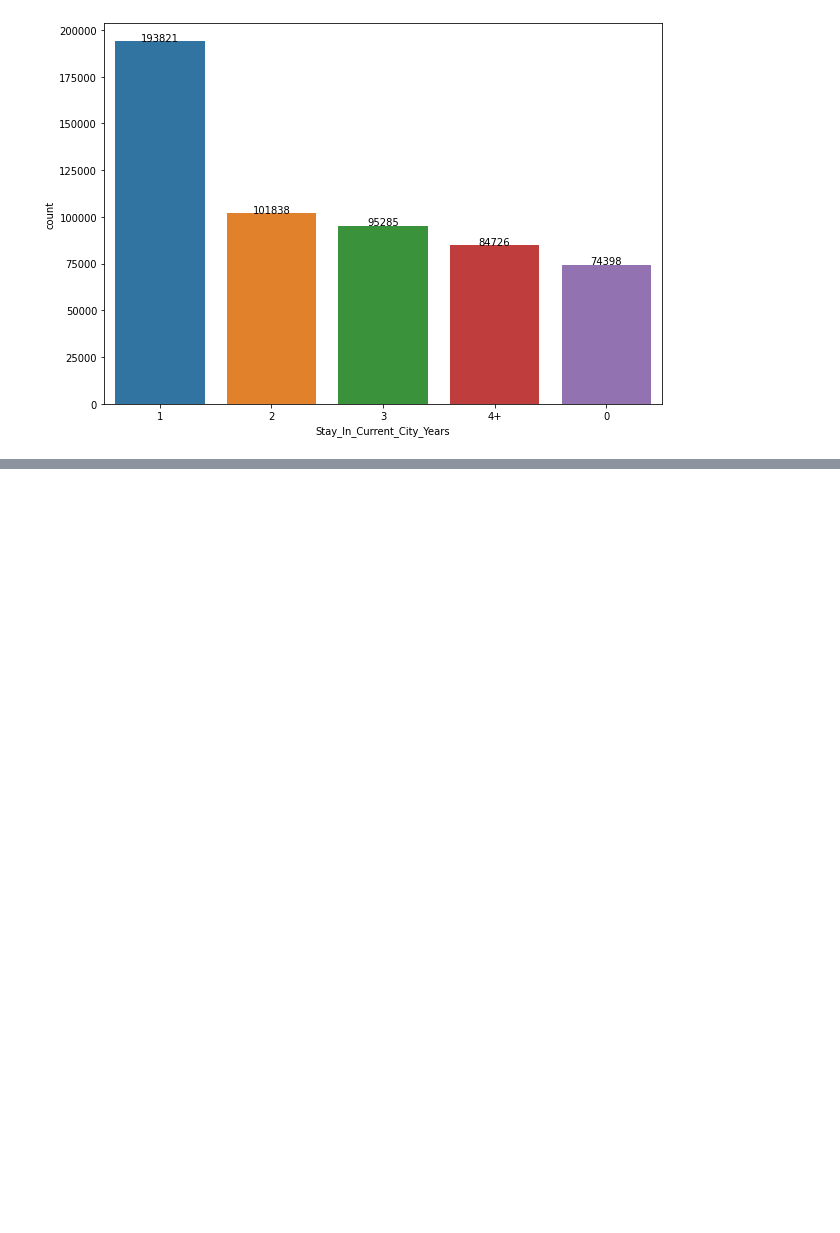
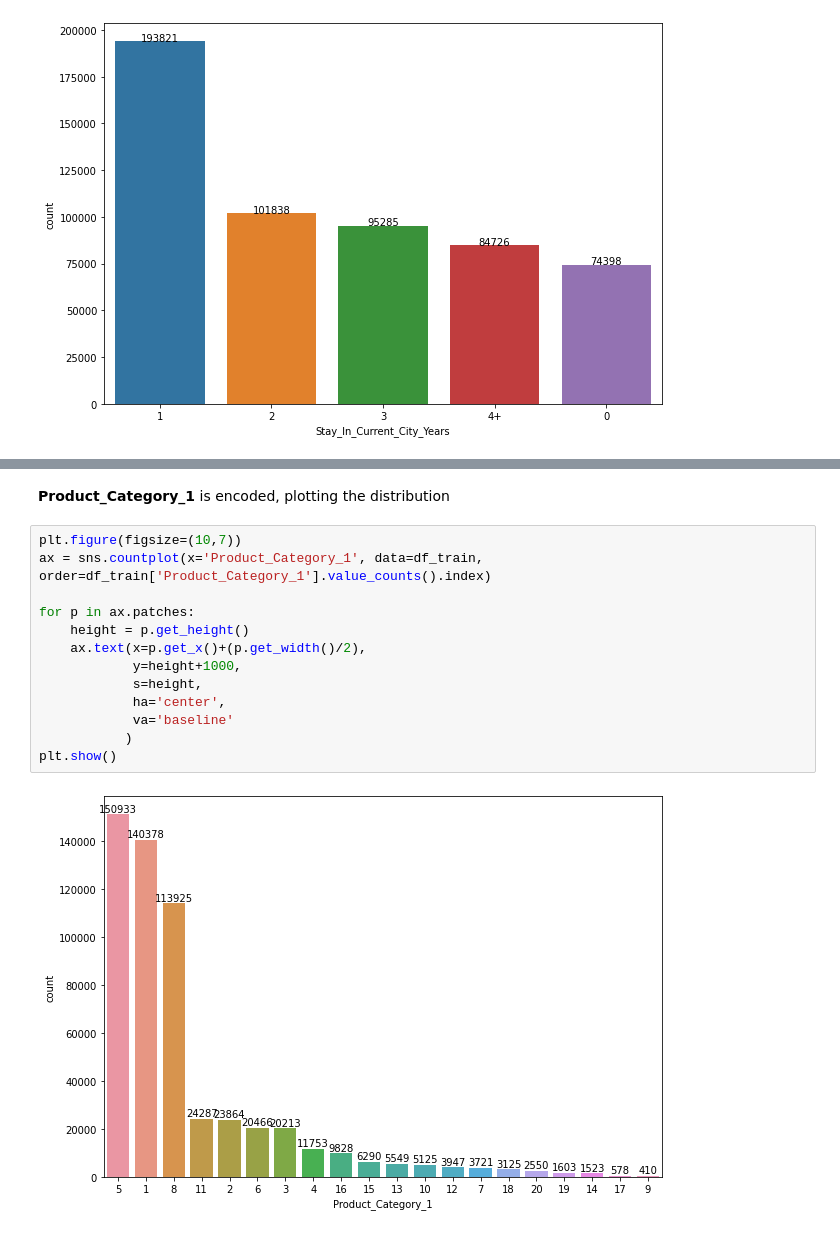
Before and after one commit to rohandawar/EDA_And_feature_Engineering, a Jupyter notebook: eda-feature-engineering-black-friday.ipynb, the cells around one changed output, grey strips where cells are left out. Drawn from its saved outputs; the diff is of its cells as text; blank space fills up the shorter version.

```diff
--- a/eda-feature-engineering-black-friday.ipynb
+++ b/eda-feature-engineering-black-friday.ipynb
@@ -265,0 +324,17 @@ plt.show()
+# %% [markdown]
+**Product_Category_1** is encoded, plotting the distribution
+# %%
+plt.figure(figsize=(10,7))
+ax = sns.countplot(x='Product_Category_1', data=df_train, order=df_train['Product_Category_1'].value_counts().index)
+
+for p in ax.patches:
+    height = p.get_height()
+    ax.text(x=p.get_x()+(p.get_width()/2),
+            y=height+1000,
+            s=height,
+            ha='center',
+            va='baseline'
+           )
+plt.show()
+# %% [output]
+[figure, added]
```
Also changed, not shown: parts of 18 cells of this notebook.
